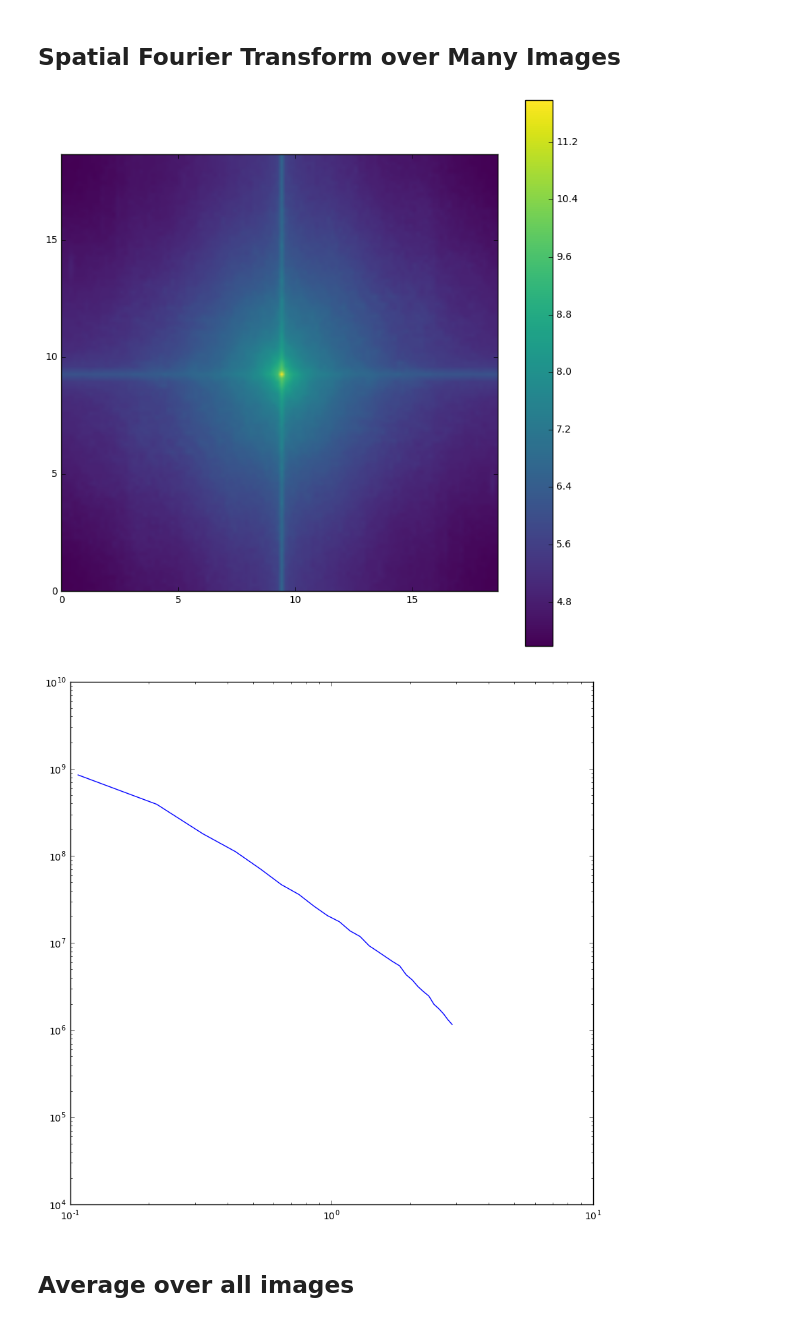
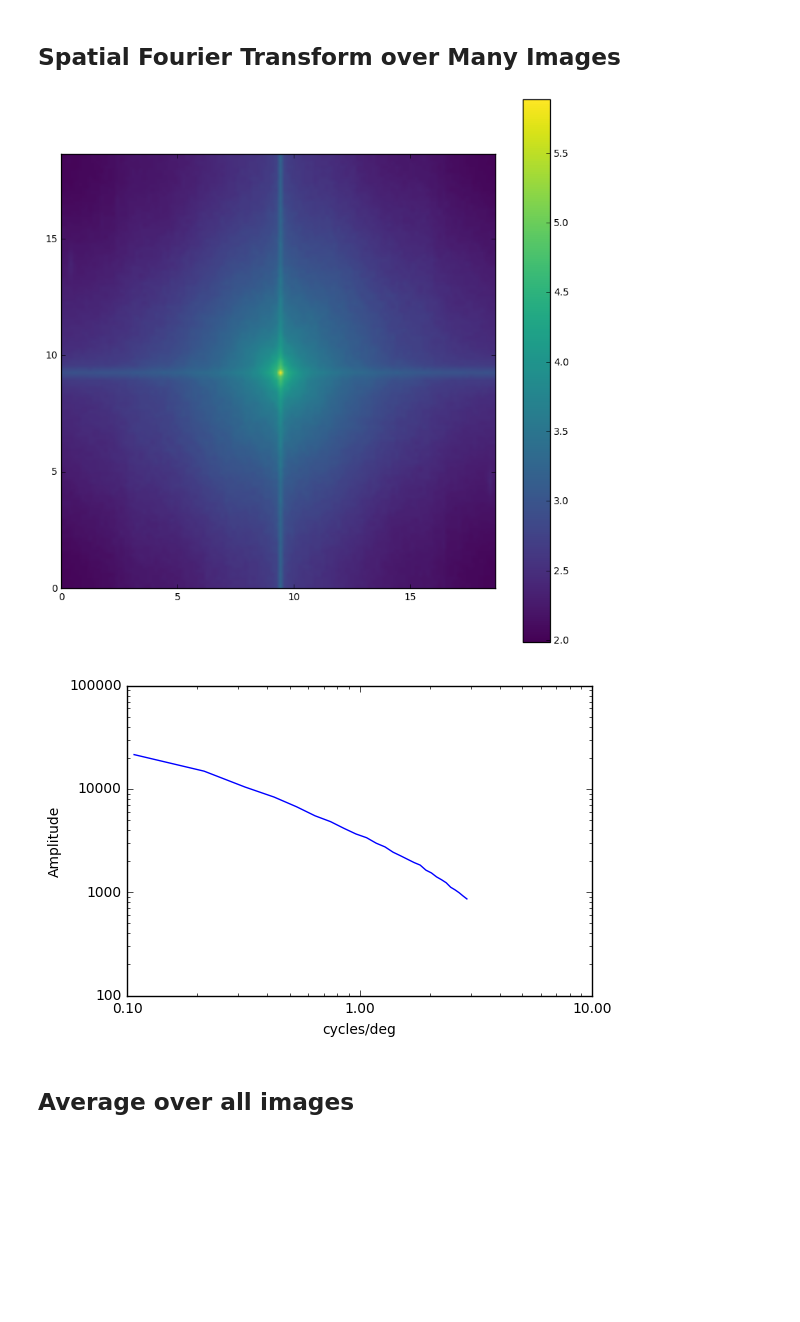
Before and after one commit to vdutell/naturalscenestatistics, a Jupyter notebook: naturalscenestats.ipynb, the cells around one changed output. Drawn from its saved outputs; the diff is of its cells as text; code cells hidden in the pictures; blank space fills up the shorter version.

Commit message:
translated to degrees for averaged fft

```diff
--- a/naturalscenestats.ipynb
+++ b/naturalscenestats.ipynb
@@ -313,24 +313,32 @@ def avgspatialft(movie):
     #take a sample image to determine size for avg vars.
     sim = movie[0,:,:]
 
+    avgasf2D = np.zeros_like(np.abs(np.fft.fft2(sim))**2)
     avgpsf2D = np.zeros_like(np.abs(np.fft.fft2(sim))**2)
+    avgasf1D = np.zeros_like(azimuthalAverage(avgpsf2D))
     avgpsf1D = np.zeros_like(azimuthalAverage(avgpsf2D))
 
     for i in range(len(movie[:,0,0])):
         im = movie[i,:,:]
         FT = np.fft.fftshift(np.fft.fft2(im))
-
+        real = np.abs(FT)
 
 
         # Calculate the 2D amplitude & Power Spectrum
-        psf2D = np.abs(FT)**2 #power specrum = amplitude^2
+        psf2D = real**2 #power specrum = amplitude^2
 
         ##average over all orientations
+        asf1D = azimuthalAverage(real)
         psf1D = azimuthalAverage(psf2D)
 
+
+        avgasf2D +=real
+        avgasf1D +=asf1D
         avgpsf2D +=psf2D
         avgpsf1D +=psf1D
 
+    avgasf2D = avgasf2D/len(movie[:,0,0])
+    avgasf1D = avgasf1D/len(movie[:,0,0])
     avgpsf2D = avgpsf2D/len(movie[:,0,0])
     avgpsf1D = avgpsf1D/len(movie[:,0,0])
 
@@ -338,25 +346,34 @@ def avgspatialft(movie):
     avgrate1D = np.fft.fftfreq(int(np.floor(frameh/2)), d=1./ppd)
 
 
-    return avgpsf2D, avgrate2D, avgpsf1D, avgrate1D
+    return avgasf2D, avgpsf2D, avgrate2D, avgasf1D, avgpsf1D, avgrate1D
+# %%
+#call the function to calculate all these
+a2d, p2d, r2d, a1d, p1d, r1d = avgspatialft(m)
 # %%
-p2d, r2d, p1d, r1d = avgspatialft(m)
-
 ##plotting
-#2d power spectra
+#2d amplitude spectrum
 plt.figure(figsize=(10,10))
-plt.imshow(np.log10(p2d),cmap='viridis', extent=[0,framewdeg,0,framehdeg])
+plt.imshow(np.log10(a2d),cmap='viridis', extent=[0,framewdeg,0,framehdeg])
 ax.set_xlabel('deg')
 ax.set_ylabel('deg')
+from matplotlib.ticker import ScalarFormatter
 plt.colorbar()
 
-plt.figure(figsize=(10,10))
-plt.loglog(r1d, p1d)
+#1d amplitude spectrum
+fig = plt.figure()
+ax = fig.add_subplot(111)
+ax.loglog(r1d, a1d)
+ax.xaxis.set_major_formatter(ScalarFormatter())
+ax.yaxis.set_major_formatter(ScalarFormatter())
+ax.set_xlabel('cycles/deg')
+ax.set_ylabel('Amplitude')
+
 
 plt.show()
 # %% [output]
-[figure, old version]
+[figure, new version]
-[figure, old version]
+[figure, new version]
 # %% [markdown]
 ## Average over all images
 # %% [markdown]
```
Also changed, not shown: parts of 1 cell of this notebook.
